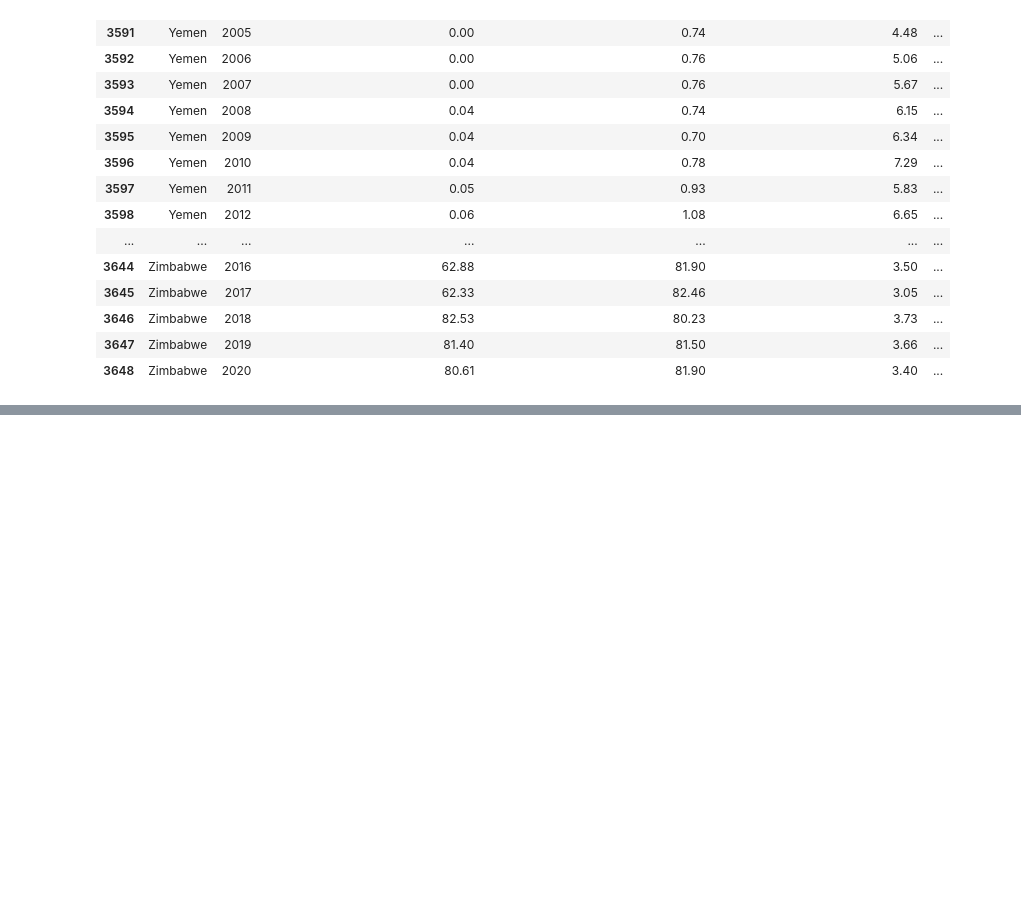
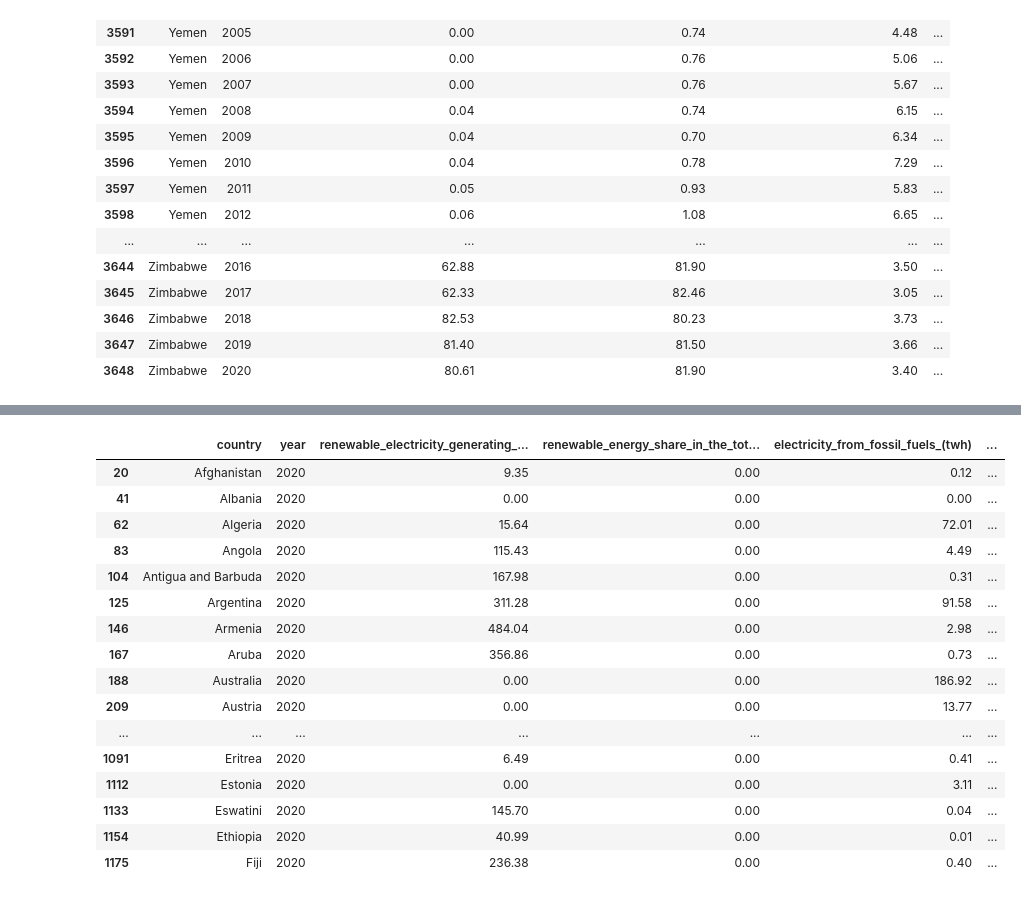
Before and after one commit to Gbau11/Proyecto, a Jupyter notebook: Quitar NaN.ipynb, the cells around one changed output, grey strips where cells are left out. Cells and saved outputs as stored; diff of their text form; code cells hidden in the pictures; blank space fills up the shorter version.

```diff
--- a/Quitar NaN.ipynb
+++ b/Quitar NaN.ipynb
@@ -360,0 +383,4 @@ df.tail(60)
+# %%
+df['low_carbon_electricity_(%_electricity)'] = df['low_carbon_electricity_(%_electricity)'].fillna(0)
+
+df
@@ -360,0 +401,22 @@ df.tail(60)
+# %%
+valores_nulos = df[df['energy_intensity_level_of_primary_energy_(mj/$2017_ppp_gdp)'].isnull()]
+
+valores_nulos.head(60)
+# %% [output]
+|  | country | year | renewable_electricity_generating_... | renewable_energy_share_in_the_tot... | electricity_from_fossil_fuels_(twh) | ... |
+| 20 | Afghanistan | 2020 | 9.35 | 0.00 | 0.12 | ... |
+| 41 | Albania | 2020 | 0.00 | 0.00 | 0.00 | ... |
+| 62 | Algeria | 2020 | 15.64 | 0.00 | 72.01 | ... |
+| 83 | Angola | 2020 | 115.43 | 0.00 | 4.49 | ... |
+| 104 | Antigua and Barbuda | 2020 | 167.98 | 0.00 | 0.31 | ... |
+| 125 | Argentina | 2020 | 311.28 | 0.00 | 91.58 | ... |
+| 146 | Armenia | 2020 | 484.04 | 0.00 | 2.98 | ... |
+| 167 | Aruba | 2020 | 356.86 | 0.00 | 0.73 | ... |
+| 188 | Australia | 2020 | 0.00 | 0.00 | 186.92 | ... |
+| 209 | Austria | 2020 | 0.00 | 0.00 | 13.77 | ... |
+| ... | ... | ... | ... | ... | ... | ... |
+| 1091 | Eritrea | 2020 | 6.49 | 0.00 | 0.41 | ... |
+| 1112 | Estonia | 2020 | 0.00 | 0.00 | 3.11 | ... |
+| 1133 | Eswatini | 2020 | 145.70 | 0.00 | 0.04 | ... |
+| 1154 | Ethiopia | 2020 | 40.99 | 0.00 | 0.01 | ... |
+| 1175 | Fiji | 2020 | 236.38 | 0.00 | 0.40 | ... |
```
Also changed, not shown: parts of 4 cells of this notebook.
